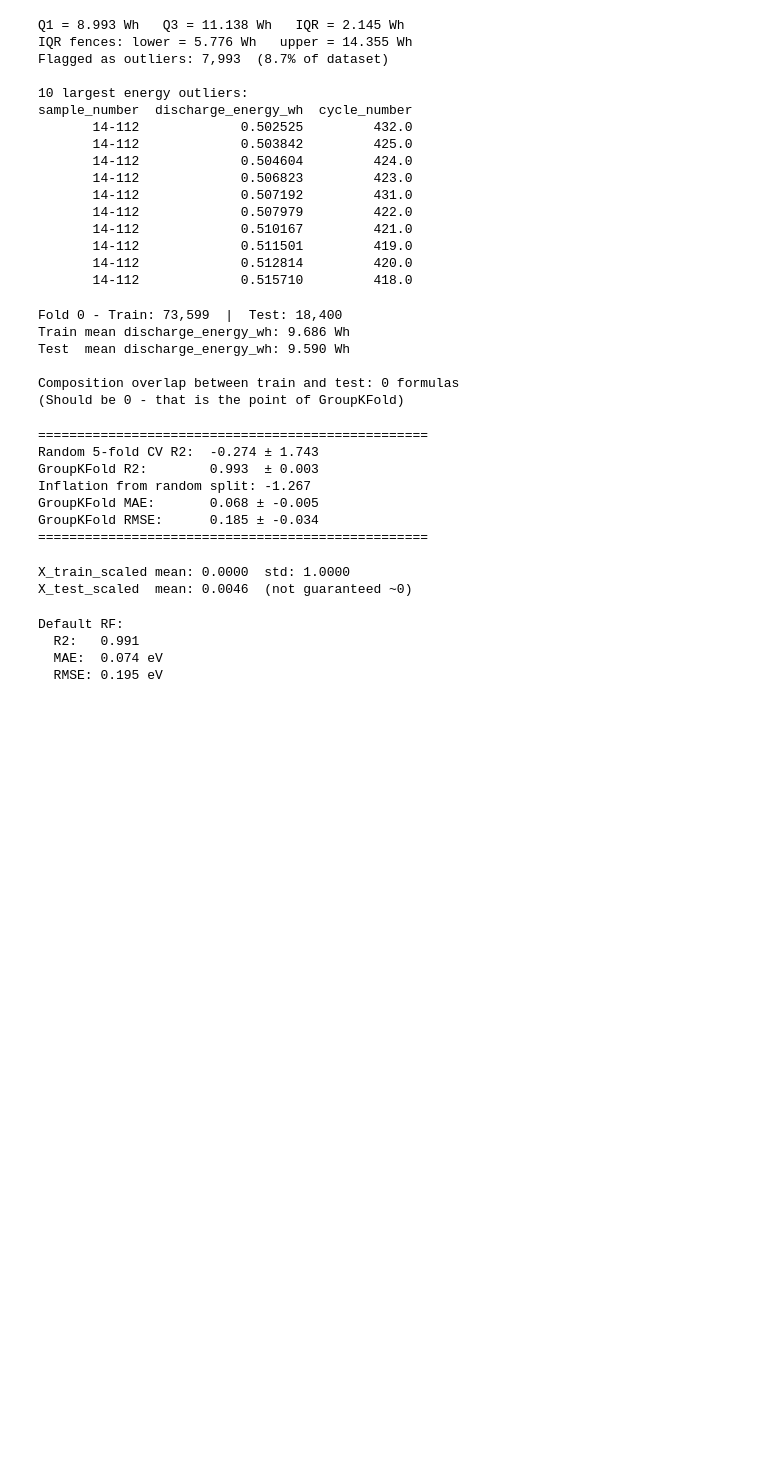
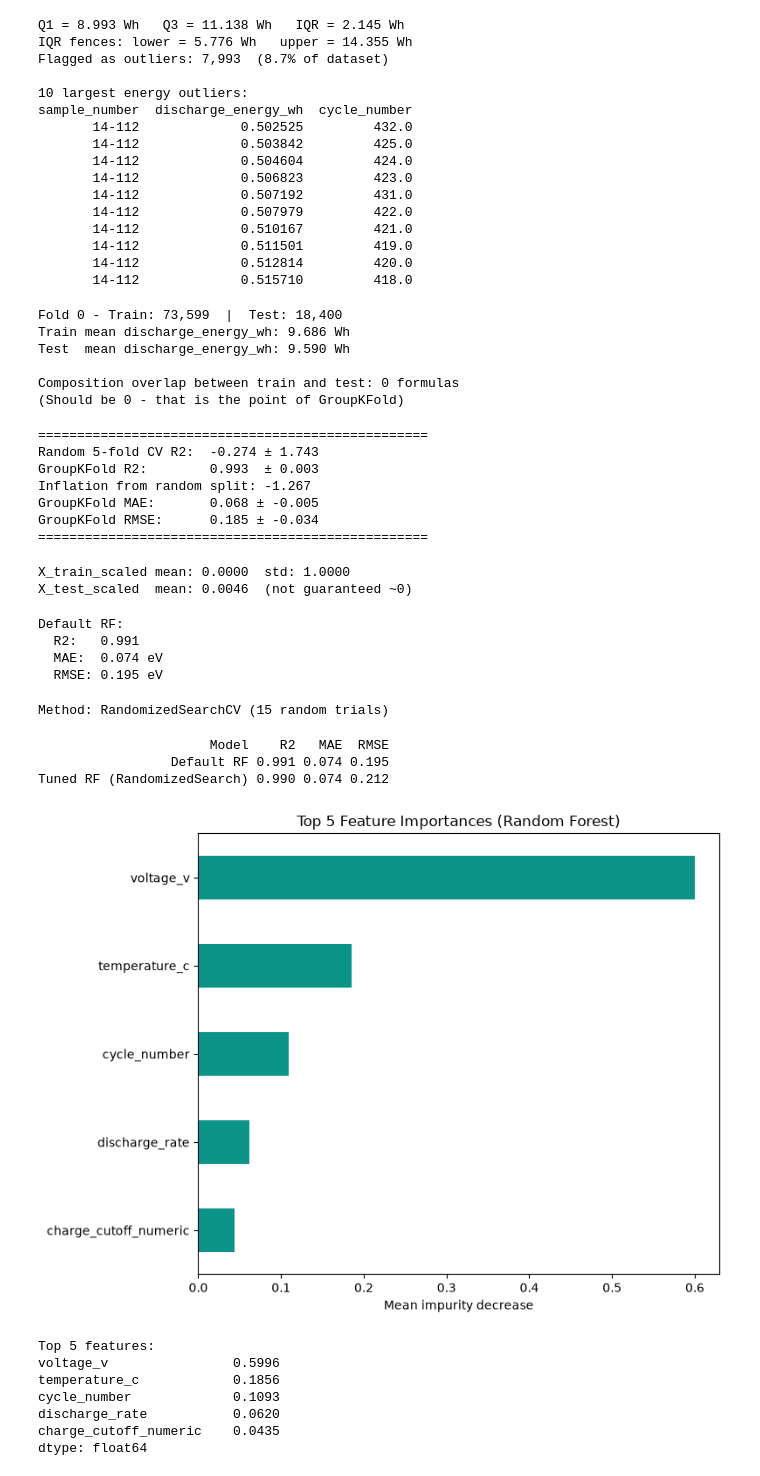
Before and after one commit to Tuggler/Tuggle_ML_Project, a Jupyter notebook: tuggle_final.ipynb, the cells around one changed output. Saved outputs shown, nothing was run; the diff lists cells and outputs as text; code cells hidden in the pictures; blank space fills up the shorter version.

Commit message:
feature importance and parity plot

```diff
--- a/tuggle_final.ipynb
+++ b/tuggle_final.ipynb
@@ -531,7 +531,7 @@ param_dist = {
 }
 
 rscv = RandomizedSearchCV(
-    pipe, param_dist, n_iter=30,
+    pipe, param_dist, n_iter=15,
     cv=GroupKFold(n_splits=5),
     scoring="r2", n_jobs=-1, random_state=42, verbose=0
 )
@@ -540,4 +540,47 @@ rscv.fit(X_train, y_train, groups=groups_train)
 best_model    = rscv
 best_params   = rscv.best_params_
 best_cv_score = rscv.best_score_
-print("Method: RandomizedSearchCV (30 random trials)")
+print("Method: RandomizedSearchCV (15 random trials)")
+# %% [output]
+Method: RandomizedSearchCV (15 random trials)
+# %%
+y_pred_tuned = best_model.predict(X_test)
+r2_tuned   = r2_score(y_test, y_pred_tuned)
+mae_tuned  = mean_absolute_error(y_test, y_pred_tuned)
+rmse_tuned = np.sqrt(mean_squared_error(y_test, y_pred_tuned))
+
+comparison = pd.DataFrame({
+    'Model':  ['Default RF', 'Tuned RF (RandomizedSearch)'],
+    'R2':     [round(r2_def,3),   round(r2_tuned,3)],
+    'MAE':    [round(mae_def,3),  round(mae_tuned,3)],
+    'RMSE':   [round(rmse_def,3), round(rmse_tuned,3)],
+})
+print(comparison.to_string(index=False))
+# %% [output]
+                      Model    R2   MAE  RMSE
+                 Default RF 0.991 0.074 0.195
+Tuned RF (RandomizedSearch) 0.990 0.074 0.212
+# %%
+best_rf = rscv.best_estimator_.named_steps['rf']
+importances = pd.Series(best_rf.feature_importances_, index=model_features)
+top = importances.nlargest(5)
+
+fig, ax = plt.subplots(figsize=(8, 6))
+top.sort_values().plot(kind='barh', color='#0D9488', ax=ax)
+ax.set_xlabel('Mean impurity decrease')
+ax.set_title('Top 5 Feature Importances (Random Forest)', fontsize=12)
+plt.tight_layout()
+plt.savefig('D1_feature_importance.png', dpi=150)
+plt.show()
+
+print("Top 5 features:")
+print(top.head(5).round(4))
+# %% [output]
+[figure, added]
+Top 5 features:
+voltage_v                0.5996
+temperature_c            0.1856
+cycle_number             0.1093
+discharge_rate           0.0620
+charge_cutoff_numeric    0.0435
+dtype: float64
```
Also changed, not shown: parts of 2 cells of this notebook, 1 other file.
